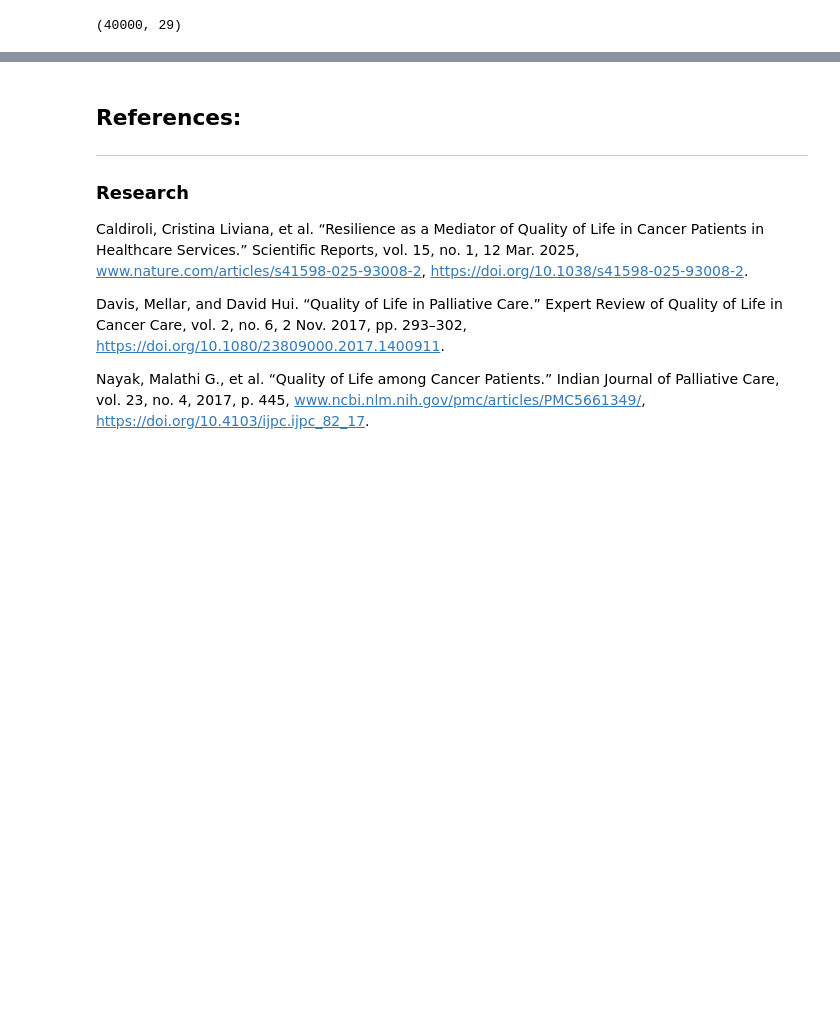
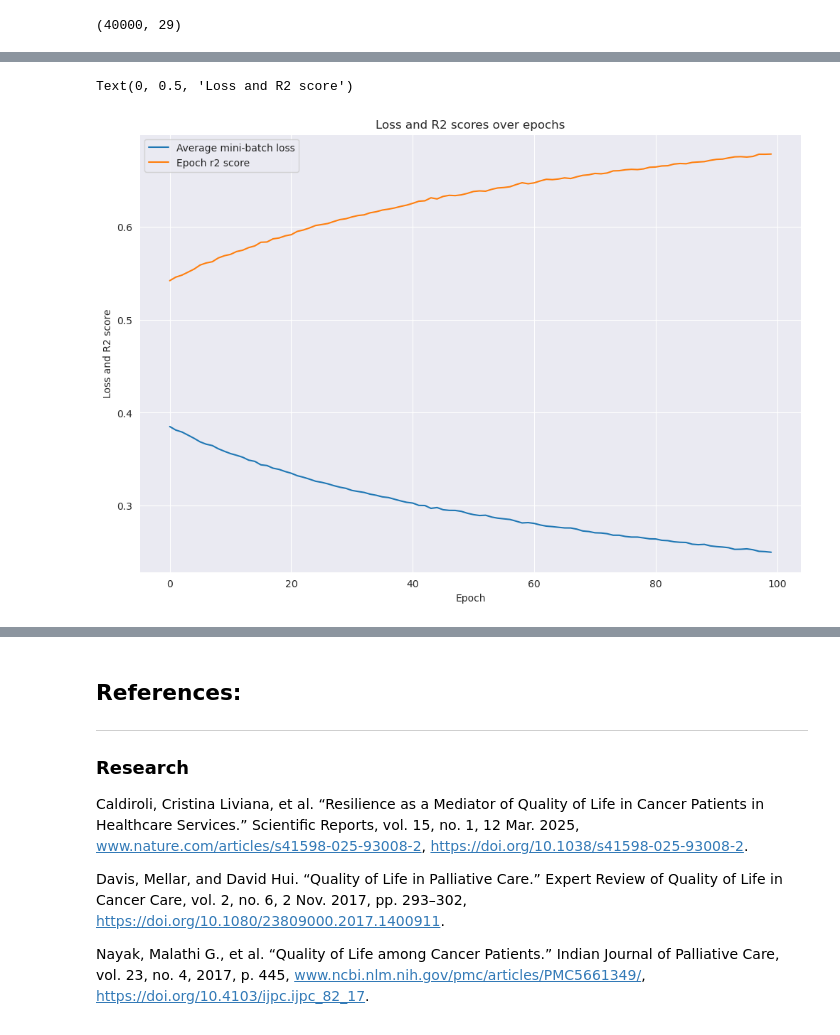
Before and after one commit to adityataps/ML, a Jupyter notebook: notebooks/Cancer QoL Multivariate Regression Modeling/cancer_qol_multivariate_regression.ipynb, the cells around one changed output, grey strips where cells are left out. Saved outputs shown, nothing was run; the diff lists cells and outputs as text; code cells hidden in the pictures; blank space fills up the shorter version.

Commit message:
feat(cancer-qol) initial (un-tuned) model training

```diff
--- a/notebooks/Cancer QoL Multivariate Regression Modeling/cancer_qol_multivariate_regression.ipynb
+++ b/notebooks/Cancer QoL Multivariate Regression Modeling/cancer_qol_multivariate_regression.ipynb
@@ -463,5 +472,5 @@ As a baseline test, a small deep neural network model (with 2 hidden layers) can
 # %%
-# Initial model assembly: 2 hidden layers
+# Initial model assembly: 3 hidden layers
 # Shape reference:
 # X: (m, n)
 # Y: (m, 3)
@@ -472,11 +481,13 @@ class MultivariateRegressionNN(nn.Module):
     def __init__(self):
         super().__init__()
         self.model = nn.Sequential(
-            nn.Linear(n_input, 60),
+            nn.Linear(n_input, 256),
             nn.ReLU(),
-            nn.Linear(60, 40),
+            nn.Linear(256, 128),
             nn.ReLU(),
-            nn.Linear(40, n_output),
+            nn.Linear(128, 64),
+            nn.ReLU(),
+            nn.Linear(64, n_output),
         )
 
     def forward(self, X):
@@ -496,9 +509,12 @@ MultivariateRegressionNN(
 )
 # %%
 # Define loss function. `nn.MSELoss()` is capable of handling MSE for multi-feature outputs.
-loss_fn = nn.MSELoss()
+loss_fn = nn.MSELoss(reduction='mean')
 
 # Define optimizer. Adam will be used for performance
 optimizer = torch.optim.Adam(model.parameters(), lr=0.001)
+
+# Define metric (R2)
+metric = R2Score(device=device)
 # %%
 # Mini-batch gradient descent (1 function call = 1 epoch)
@@ -532,9 +569,16 @@ def train(X, y, model=model, loss_fn=loss_fn, optimizer=optimizer, mini_batch_si
 # %%
 # Train over 100 epochs
-epochs = 10
+epochs = 100
 
-for epoch in tqdm(range(epochs)):
-    average_mini_batch_loss = train(X_train_transformed, y_train_transformed, model, loss_fn, optimizer, mini_batch_size=64)
-    if epoch % 1 == 0:
-        print(f"Epoch: {epoch}; Average mini-batch loss: {average_mini_batch_loss}")
+average_mini_batch_losses = []
+epoch_r2_scores = []
+for epoch in range(epochs):
+    average_mini_batch_loss, epoch_r2_score = train(X_train_transformed, y_train_transformed, model, loss_fn, optimizer, mini_batch_size=64)
+    average_mini_batch_losses.append(average_mini_batch_loss)
+    epoch_r2_scores.append(epoch_r2_score.item())
+    if epoch % 10 == 0:
+        print(f"Epoch: {epoch};\tAverage mini-batch loss: {average_mini_batch_loss};\tAverage mini-batch r2: {epoch_r2_score}")
+
+print("\n--- Final results ---")
+print(f"Epoch: {epochs};\tAverage mini-batch loss: {average_mini_batch_losses[-1]};\tAverage mini-batch r2: {epoch_r2_scores[-1]}")
 # %% [output]
@@ -544,0 +598,11 @@ Original Traceback (most recent call last):
+# %%
+fig, axes = plt.subplots(nrows=1, ncols=1, figsize=(12, 8))
+
+sns.lineplot(x=range(epochs), y=average_mini_batch_losses, label="Average mini-batch loss")
+sns.lineplot(x=range(epochs), y=epoch_r2_scores, label="Epoch r2 score")
+axes.set_title("Loss and R2 scores over epochs")
+axes.set_xlabel("Epoch")
+axes.set_ylabel("Loss and R2 score")
+# %% [output]
+Text(0, 0.5, 'Loss and R2 score')
+[figure, added]
```
Also changed, not shown: parts of 11 cells of this notebook.
